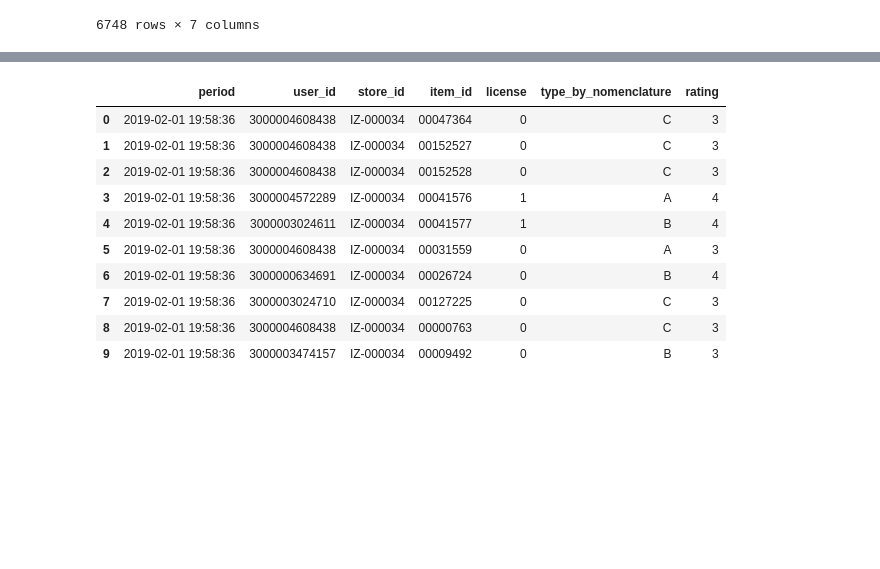
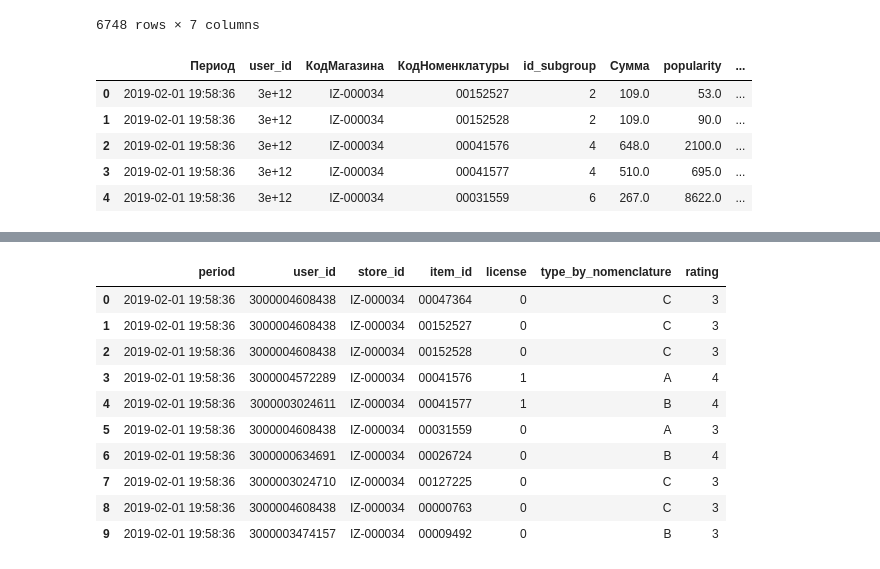
Before and after one commit to Psyhoved/ML_Ops_Rec_sys, a Jupyter notebook: notebooks/rec_sys_full_way.ipynb, the cells around one changed output, grey strips where cells are left out. Drawn from its saved outputs; the diff is of its cells as text; code cells hidden in the pictures; blank space fills up the shorter version.

```diff
--- a/notebooks/rec_sys_full_way.ipynb
+++ b/notebooks/rec_sys_full_way.ipynb
@@ -262,6 +262,17 @@ def rec_to_df(top_n: dict) -> pd.DataFrame:
     # расставляем колонки в нужном порядке
     recomend_rate_df = recomend_rate_df[['Клиент', 'Номенлатура', 'Оценка']]
     return recomend_rate_df
+# %%
+raw_data = pd.read_csv('../data/raw/market_sales.csv')
+# %%
+raw_data.head()
+# %% [output]
+|  | Период | user_id | КодМагазина | КодНоменклатуры | id_subgroup | Сумма | popularity | ... |
+| 0 | 2019-02-01 19:58:36 | 3e+12 | IZ-000034 | 00152527 | 2 | 109.0 | 53.0 | ... |
+| 1 | 2019-02-01 19:58:36 | 3e+12 | IZ-000034 | 00152528 | 2 | 109.0 | 90.0 | ... |
+| 2 | 2019-02-01 19:58:36 | 3e+12 | IZ-000034 | 00041576 | 4 | 648.0 | 2100.0 | ... |
+| 3 | 2019-02-01 19:58:36 | 3e+12 | IZ-000034 | 00041577 | 4 | 510.0 | 695.0 | ... |
+| 4 | 2019-02-01 19:58:36 | 3e+12 | IZ-000034 | 00031559 | 6 | 267.0 | 8622.0 | ... |
 # %%
 raw_data = pd.read_csv('../data/raw/market_sales.csv',
                        header=0,
```
Also changed, not shown: parts of 1 cell of this notebook, 8 other files.
